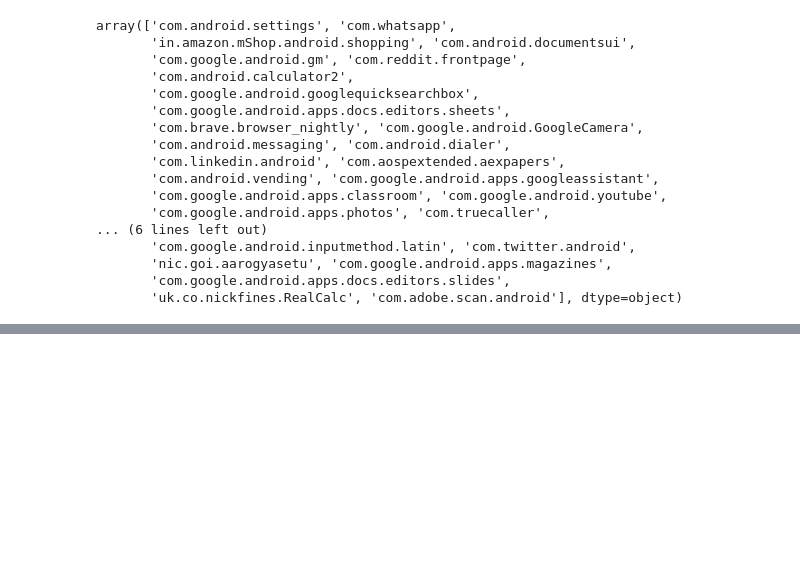
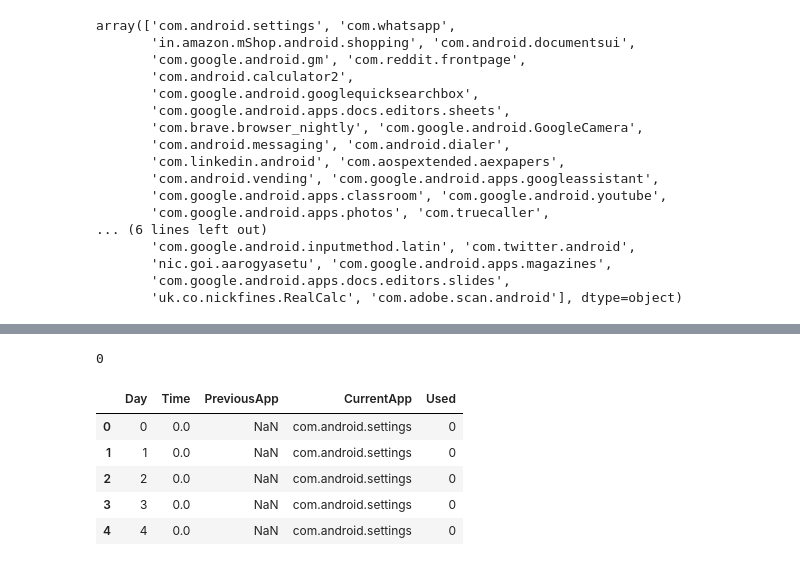
Before and after one commit to VaibhavDN/MajorProject, a Jupyter notebook: Models/DeepLearningBased/ModelLayer1.ipynb, the cells around one changed output, grey strips where cells are left out. Drawn from its saved outputs; the diff is of its cells as text; code cells hidden in the pictures; blank space fills up the shorter version.

Commit message:
Added DL model

```diff
--- a/Models/DeepLearningBased/ModelLayer1.ipynb
+++ b/Models/DeepLearningBased/ModelLayer1.ipynb
@@ -207,0 +262,15 @@ print(time_to_package, packageDetails)
+# %%
+result = write_dataset(data_to_write)
+print(result)
+# %% [output]
+0
+# %%
+csv_data_DL = pd.read_csv('Data_for_Model.csv')
+csv_data_DL.head()
+# %% [output]
+|  | Day | Time | PreviousApp | CurrentApp | Used |
+| 0 | 0 | 0.0 | NaN | com.android.settings | 0 |
+| 1 | 1 | 0.0 | NaN | com.android.settings | 0 |
+| 2 | 2 | 0.0 | NaN | com.android.settings | 0 |
+| 3 | 3 | 0.0 | NaN | com.android.settings | 0 |
+| 4 | 4 | 0.0 | NaN | com.android.settings | 0 |
```
Also changed, not shown: parts of 15 cells of this notebook, 2 other files.
